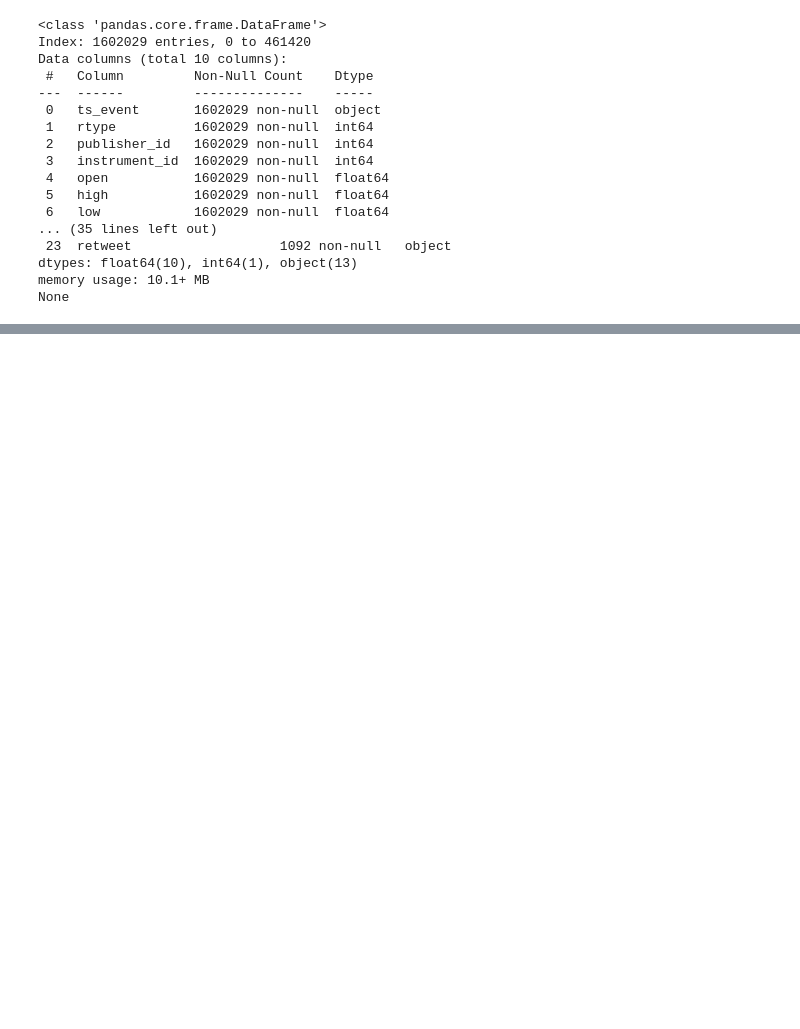
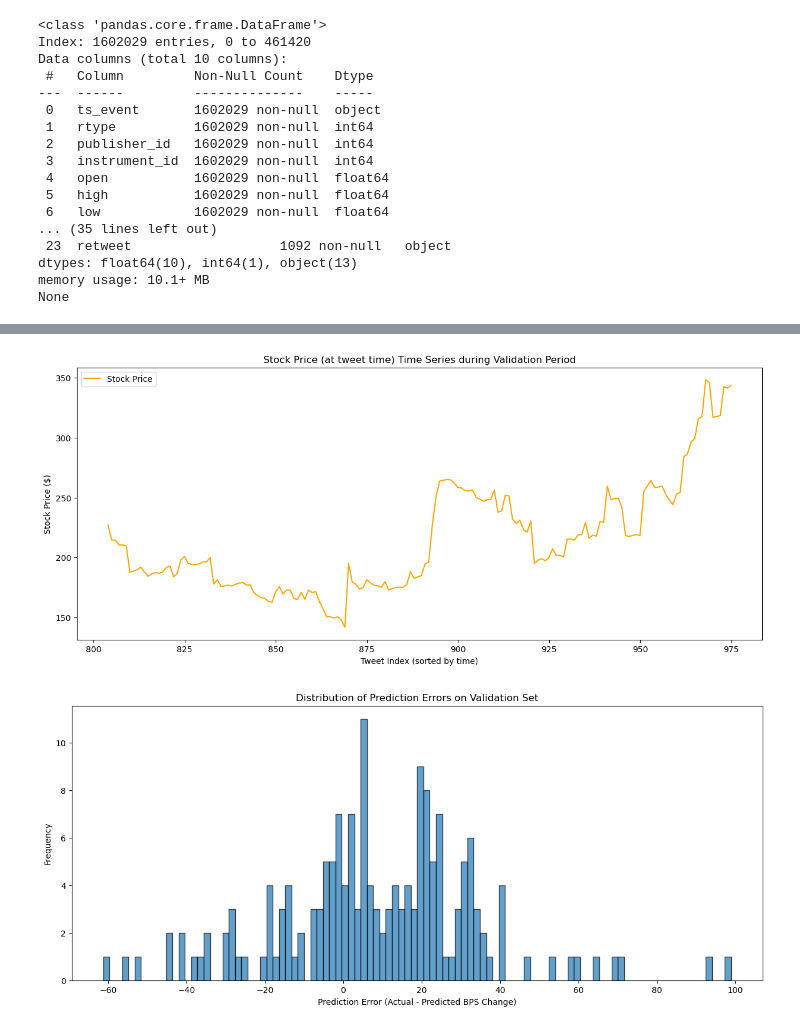
Before and after one commit to ngoguened/AML_Final_Project, a Jupyter notebook: notebooks/preprocessing.ipynb, the cells around one changed output, grey strips where cells are left out. Cells and saved outputs as stored; diff of their text form; code cells hidden in the pictures; blank space fills up the shorter version.

```diff
--- a/notebooks/preprocessing.ipynb
+++ b/notebooks/preprocessing.ipynb
@@ -294,0 +432,25 @@ Validation R2: -0.12408173755491458, Validation MSE: 697.6215438204496
+# %%
+# It's odd that the model is predicting so many zeros.
+
+# lets see how the per-minute stock price looks at tweet time (but remember, we're predicting 5-min changes)
+plt.figure(figsize=(15, 6))
+plt.plot(
+    data_unchanged.loc[X_val.index]["close_start"], label="Stock Price", color="orange"
+)
+plt.title("Stock Price (at tweet time) Time Series during Validation Period")
+plt.xlabel("Tweet Index (sorted by time)")
+plt.ylabel("Stock Price ($)")
+plt.legend()
+plt.show()
+
+# Let's see the distribution of errors
+errors = y_val.values - y_val_pred
+plt.figure(figsize=(15, 6))
+plt.hist(errors, bins=100, edgecolor="k", alpha=0.7)
+plt.title("Distribution of Prediction Errors on Validation Set")
+plt.xlabel("Prediction Error (Actual - Predicted BPS Change)")
+plt.ylabel("Frequency")
+plt.show()
+# %% [output]
+[figure, added]
+[figure, added]
```
Also changed, not shown: parts of 15 cells of this notebook, 4 other files.
